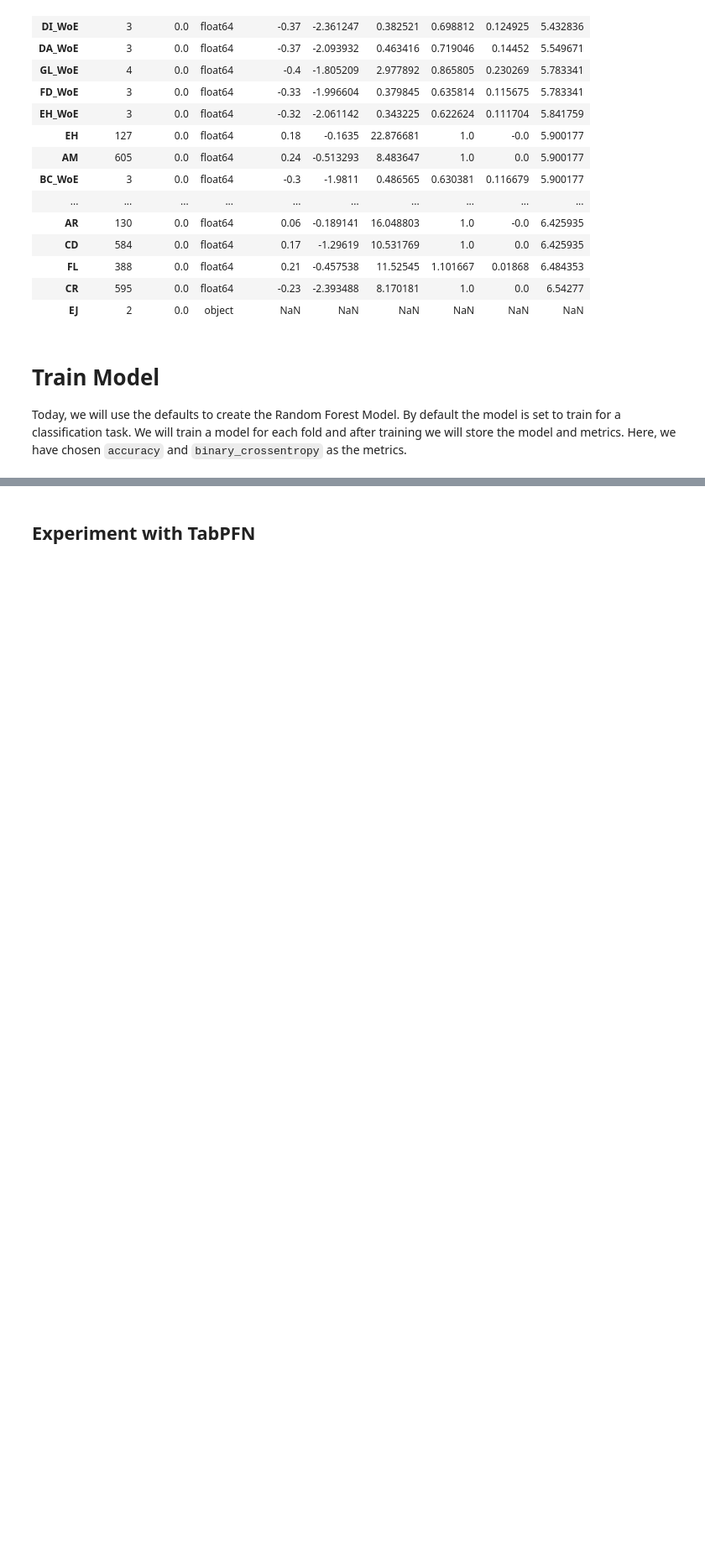
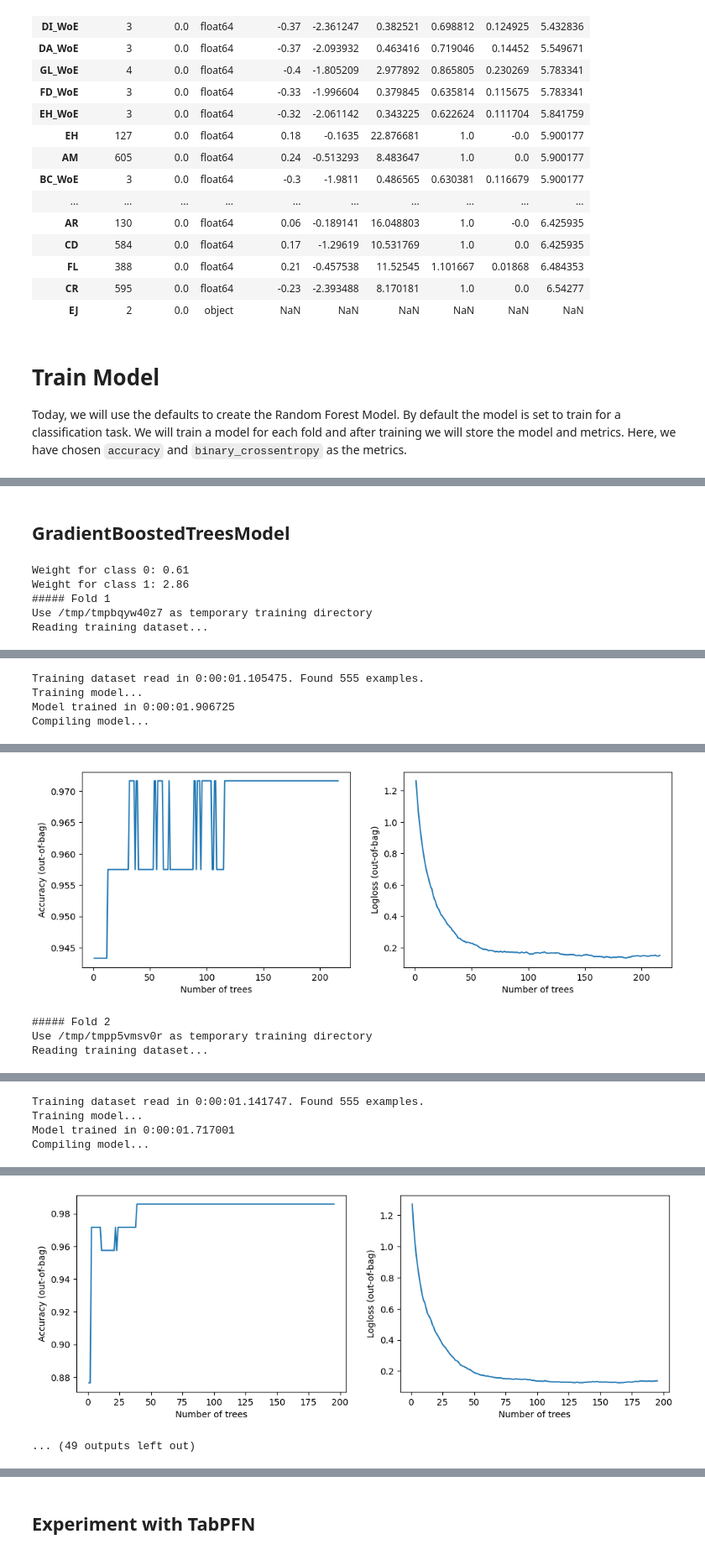
Before and after one commit to Bagirov-lab/Kaggle, a Jupyter notebook: identifying-age-related-train.ipynb, the cells around one changed output, grey strips where cells are left out. Shown at 84% size. Cells and saved outputs as stored; diff of their text form; code cells hidden in the pictures; blank space fills up the shorter version.

```diff
--- a/identifying-age-related-train.ipynb
+++ b/identifying-age-related-train.ipynb
@@ -411,0 +514,19 @@ Compiling model...
+# %% [markdown]
+## GradientBoostedTreesModel
+# %%
+# GradientBoostedTreesModel
+
+features_slice = [i for i in features if len(i) > 2]
+
+submition_4, model_4,metrics_4 = train_model(
+    train=train_out,test=test_out, features=features_slice,
+    n_splits=10,
+    model_obj=tfdf.keras.GradientBoostedTreesModel,
+    model_kwargs=dict(max_depth=5, num_trees=1000),
+    model_compile_kwargs=dict(metrics=[metrics.accuracy, balanced_logloss_tf]))
+# %% [output]
+Weight for class 0: 0.61
+Weight for class 1: 2.86
+##### Fold 1
+Use /tmp/tmpbqyw40z7 as temporary training directory
+Reading training dataset...
@@ -411,0 +536,4 @@ Compiling model...
+Training dataset read in 0:00:01.105475. Found 555 examples.
+Training model...
+Model trained in 0:00:01.906725
+Compiling model...
@@ -411,0 +547,4 @@ Compiling model...
+[figure, added]
+##### Fold 2
+Use /tmp/tmpp5vmsv0r as temporary training directory
+Reading training dataset...
@@ -411,0 +554,4 @@ Compiling model...
+Training dataset read in 0:00:01.141747. Found 555 examples.
+Training model...
+Model trained in 0:00:01.717001
+Compiling model...
@@ -411,0 +564,2 @@ Compiling model...
+[figure, added]
+... (49 outputs left out)
```
Also changed, not shown: parts of 7 cells of this notebook.
